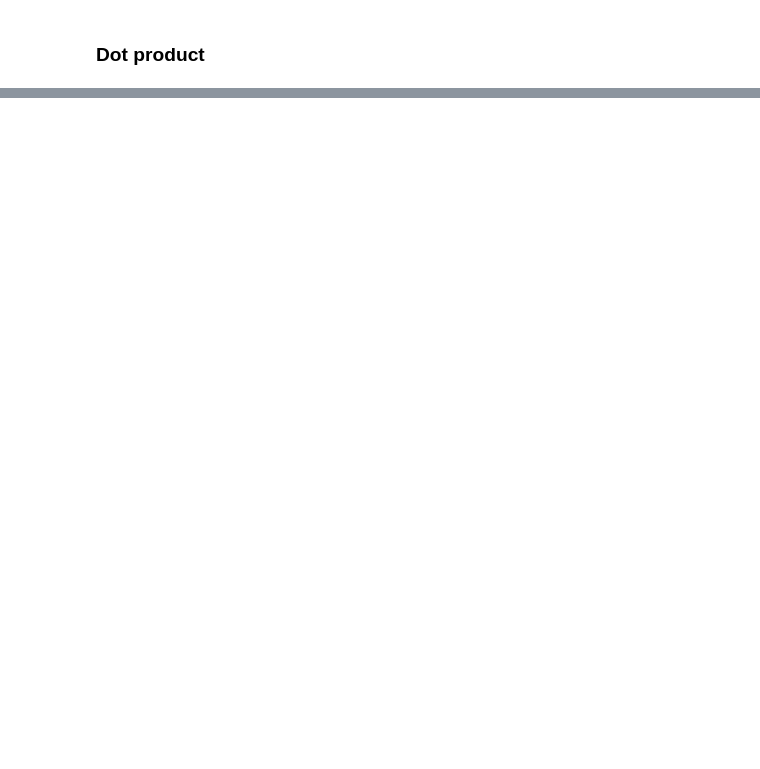
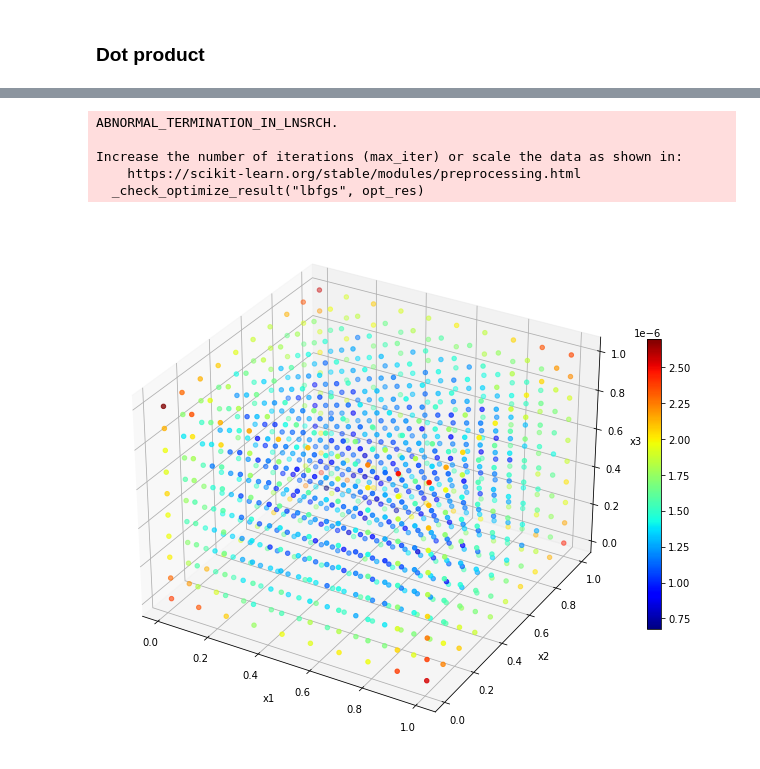
Before and after one commit to priyatarigopula02/compsci-project-3, a Jupyter notebook: analysis.ipynb, the cells around one changed output, grey strips where cells are left out. Saved outputs shown, nothing was run; the diff lists cells and outputs as text; code cells hidden in the pictures; blank space fills up the shorter version.

```diff
--- a/analysis.ipynb
+++ b/analysis.ipynb
@@ -117,0 +185,20 @@ plt.show()
+# %%
+# Define sigma
+sigma = 1
+# Initialize kernel
+kernel = DotProduct(sigma_0=sigma)
+kernel = Exponentiation(kernel, 2)
+# Train
+gpr = GaussianProcessRegressor(kernel=kernel, n_restarts_optimizer=30)
+gpr.fit(X_train, y_train)
+X, y = load_detpep10exp_dataset(n_samples=10, sample_range=(0.01, 1))
+y_pred, y_std = gpr.predict(X, return_std=True)
+# Plot
+plot_3d(X, y_std)
+# %% [output]
+ABNORMAL_TERMINATION_IN_LNSRCH.
+
+Increase the number of iterations (max_iter) or scale the data as shown in:
+    https://scikit-learn.org/stable/modules/preprocessing.html
+  _check_optimize_result("lbfgs", opt_res)
+[figure, added]
```
Also changed, not shown: parts of 20 cells of this notebook, 1 other file.
